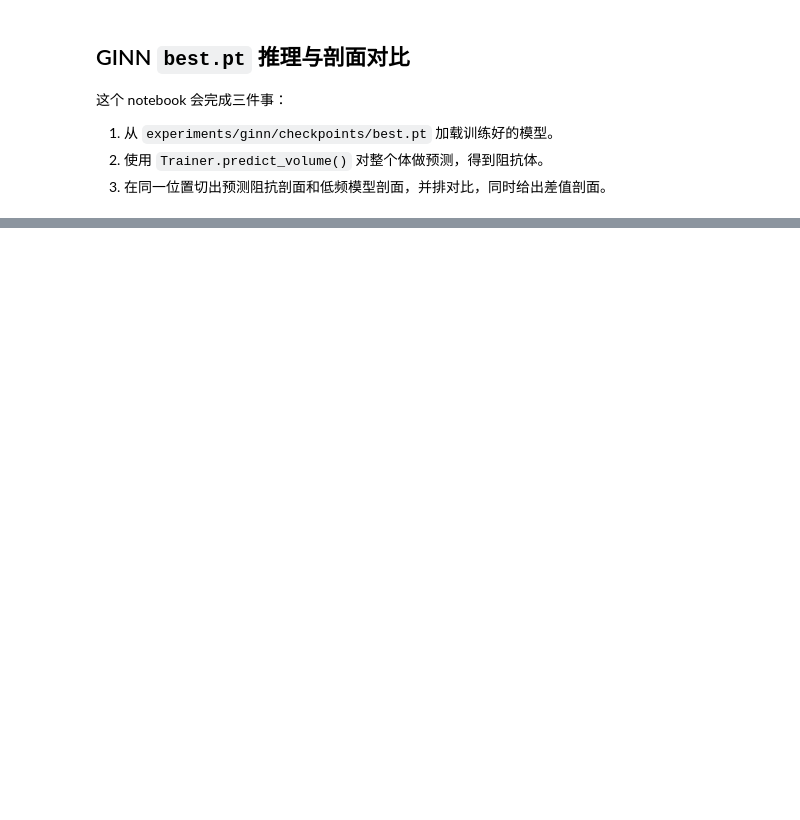
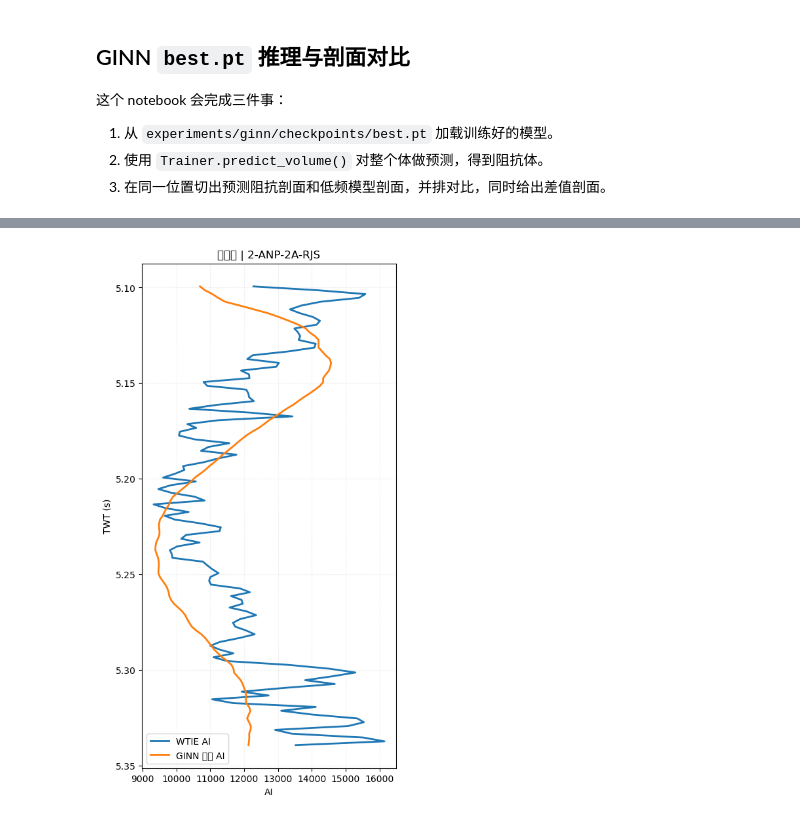
Before and after one commit to oimero/inversion_workflow, a Jupyter notebook: notebooks/ginn_best_prediction_compare_lfm@20260414.ipynb, the cells around one changed output, grey strips where cells are left out. Saved outputs shown, nothing was run; the diff lists cells and outputs as text; code cells hidden in the pictures; blank space fills up the shorter version.

```diff
--- a/notebooks/ginn_best_prediction_compare_lfm@20260414.ipynb
+++ b/notebooks/ginn_best_prediction_compare_lfm@20260414.ipynb
@@ -13,6 +13,7 @@ from pathlib import Path
 import cigsegy
 import matplotlib.pyplot as plt
 import numpy as np
+import pandas as pd
 import torch
 
 repo_root = Path.cwd()
@@ -25,14 +26,18 @@ src_root = repo_root / "src"
 if str(src_root) not in sys.path:
     sys.path.insert(0, str(src_root))
 
+from cup.petrel.load import import_well_heads_petrel
+from cup.seismic.survey import open_survey
 from ginn.config import GINNConfig
 from ginn.trainer import Trainer
 
 plt.rcParams["figure.figsize"] = (8, 6)
 plt.rcParams["axes.grid"] = False
+plt.rcParams["font.sans-serif"] = ["Microsoft YaHei", "SimHei", "Noto Sans SC", "SimSun"]
+plt.rcParams["axes.unicode_minus"] = False
 # %%
 checkpoint_path = repo_root / "experiments" / "ginn" / "checkpoints" / "best.pt"
-output_dir = repo_root / "data" / "output_ginn_prediction_20260417"
+output_dir = repo_root / "data" / "output_ginn_prediction_20260418"
 output_dir.mkdir(parents=True, exist_ok=True)
 
 slice_mode = "inline"  # 可选: "inline" 或 "xline"
@@ -199,0 +273,84 @@ print("Exported predicted impedance SEG-Y to:", pred_segy_path)
+# %%
+print("执行井验收...")
+survey_ctx = open_survey(
+    cfg.seismic_file,
+    seismic_type="segy",
+    segy_options={
+        "iline": cfg.segy_iline,
+        "xline": cfg.segy_xline,
+        "istep": cfg.segy_istep,
+        "xstep": cfg.segy_xstep,
+    },
+)
+sample_axis_s = sample_axis_seconds(survey_ctx.query_geometry(domain="time"))
+
+well_heads = import_well_heads_petrel(repo_root / "data/raw/well_heads")
+well_heads = well_heads.assign(Name_norm=well_heads["Name"].str.upper())
+reference_files = collect_wtie_references(repo_root / "data/output_vertical_well_wtie_20260416/ai")
+
+metrics = []
+example_plot_done = False
+
+for well_name_norm, csv_path in reference_files.items():
+    head_match = well_heads.loc[well_heads["Name_norm"] == well_name_norm]
+    if head_match.empty:
+        print(f"跳过 {well_name_norm}: 井头未匹配")
+        continue
+
+    head = head_match.iloc[0]
+    ref_df = pd.read_csv(csv_path)
+    ref_df = ref_df.rename(columns={c: c.strip().lower() for c in ref_df.columns})
+    if "twt_s" not in ref_df.columns or "ai" not in ref_df.columns:
+        print(f"跳过 {well_name_norm}: 列名异常 {list(ref_df.columns)}")
+        continue
+
+    pred_trace = bilinear_trace_from_volume(pred_volume, survey_ctx, float(head["Surface X"]), float(head["Surface Y"]))
+    pred_ai = np.interp(ref_df["twt_s"].to_numpy(), sample_axis_s, pred_trace, left=np.nan, right=np.nan)
+    ref_ai = ref_df["ai"].to_numpy(dtype=np.float64)
+    valid = np.isfinite(pred_ai) & np.isfinite(ref_ai)
+    if not np.any(valid):
+        print(f"跳过 {well_name_norm}: 无重叠采样")
+        continue
+
+    diff = pred_ai[valid] - ref_ai[valid]
+    mae = float(np.mean(np.abs(diff)))
+    rmse = float(np.sqrt(np.mean(diff**2)))
+    bias = float(np.mean(diff))
+    corr = float(np.corrcoef(pred_ai[valid], ref_ai[valid])[0, 1]) if np.sum(valid) > 1 else np.nan
+
+    metrics.append(
+        {
+            "well_name": head["Name"],
+            "n_samples": int(np.sum(valid)),
+            "mae": mae,
+            "rmse": rmse,
+            "bias": bias,
+            "corr": corr,
+            "reference_file": csv_path.name,
+        }
+    )
+
+    if not example_plot_done:
+        fig, ax = plt.subplots(figsize=(5, 10))
+        ax.plot(ref_ai[valid], ref_df.loc[valid, "twt_s"], label="WTIE AI", lw=2)
+        ax.plot(pred_ai[valid], ref_df.loc[valid, "twt_s"], label="GINN 预测 AI", lw=2)
+        ax.invert_yaxis()
+        ax.set_xlabel("AI")
+        ax.set_ylabel("TWT (s)")
+        ax.set_title(f"井验收 | {head['Name']}")
+        ax.legend(loc="best")
+        ax.grid(True, alpha=0.3, linestyle=":")
+        qc_plot_path = output_dir / f"well_qc_{str(head['Name']).replace('/', '_')}.png"
+        fig.savefig(qc_plot_path, dpi=180, bbox_inches="tight")
+        plt.show()
+        print("已保存井验收图:", qc_plot_path)
+        example_plot_done = True
+
+metrics_df = pd.DataFrame(metrics)
+if not metrics_df.empty:
+    metrics_df = metrics_df.sort_values("rmse")
+metrics_csv_path = output_dir / "well_qc_metrics.csv"
+metrics_df.to_csv(metrics_csv_path, index=False)
+print("已保存井验收指标:", metrics_csv_path)
+metrics_df
+# %% [output]
@@ -199,0 +358 @@ print("Exported predicted impedance SEG-Y to:", pred_segy_path)
+[figure, added]
```
Also changed, not shown: parts of 8 cells of this notebook, 1 other file.
